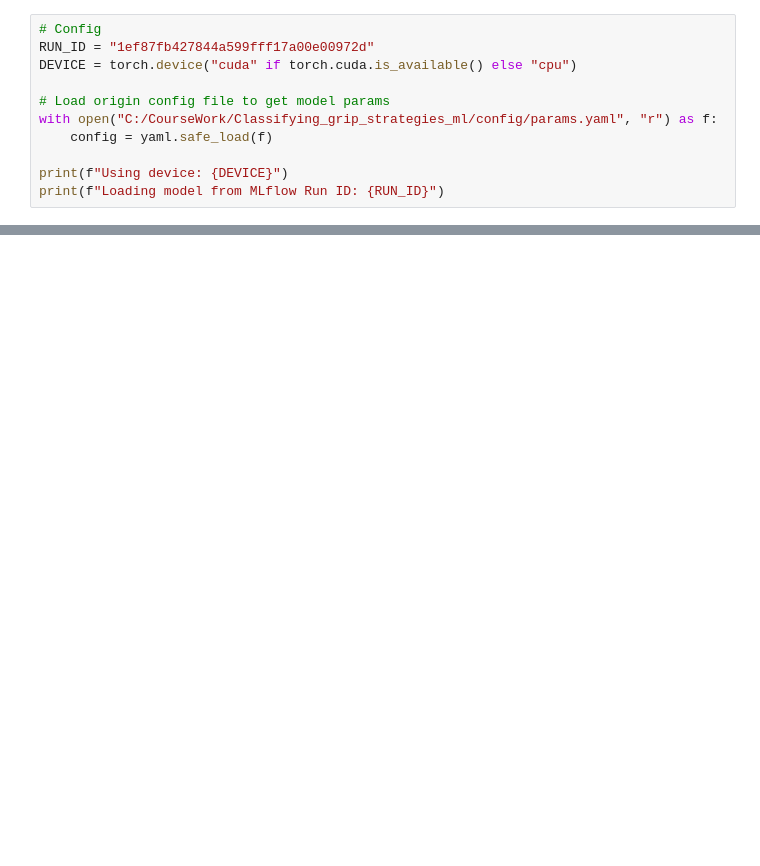
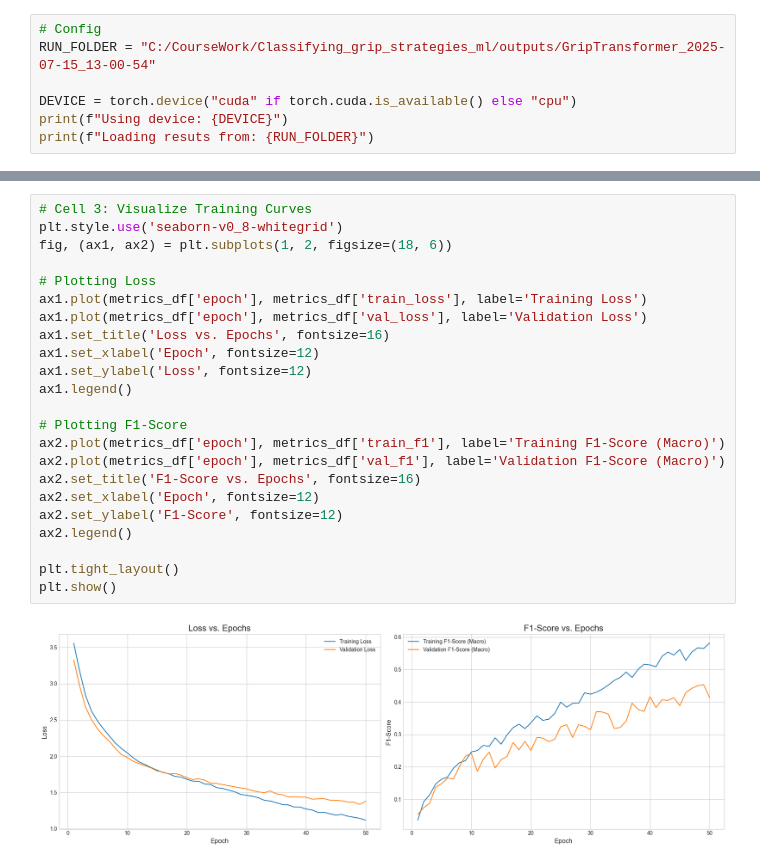
Before and after one commit to BhargavKumarNath/Classifying-Grip-Strategies-Using-Machine-Learning-, a Jupyter notebook: notebooks/06_results_and_attention_visualisation.ipynb, the cells around one changed output, grey strips where cells are left out. Drawn from its saved outputs; the diff is of its cells as text; blank space fills up the shorter version.

```diff
--- a/notebooks/06_results_and_attention_visualisation.ipynb
+++ b/notebooks/06_results_and_attention_visualisation.ipynb
@@ -16,14 +13,10 @@ from src.data_loader import GripSequenceDataset
 from src.model import GripTransformerClassifier
 # %%
 # Config
-RUN_ID = "1ef87fb427844a599fff17a00e00972d"
+RUN_FOLDER = "C:/CourseWork/Classifying_grip_strategies_ml/outputs/GripTransformer_2025-07-15_13-00-54"
+
 DEVICE = torch.device("cuda" if torch.cuda.is_available() else "cpu")
-
-# Load origin config file to get model params
-with open("C:/CourseWork/Classifying_grip_strategies_ml/config/params.yaml", "r") as f:
-    config = yaml.safe_load(f)
-
 print(f"Using device: {DEVICE}")
-print(f"Loading model from MLflow Run ID: {RUN_ID}")
+print(f"Loading resuts from: {RUN_FOLDER}")
 # %% [output]
 Using device: cuda
@@ -53 +74,26 @@ Test Data Loaded
+# %%
+# Cell 3: Visualize Training Curves
+plt.style.use('seaborn-v0_8-whitegrid')
+fig, (ax1, ax2) = plt.subplots(1, 2, figsize=(18, 6))
+
+# Plotting Loss
+ax1.plot(metrics_df['epoch'], metrics_df['train_loss'], label='Training Loss')
+ax1.plot(metrics_df['epoch'], metrics_df['val_loss'], label='Validation Loss')
+ax1.set_title('Loss vs. Epochs', fontsize=16)
+ax1.set_xlabel('Epoch', fontsize=12)
+ax1.set_ylabel('Loss', fontsize=12)
+ax1.legend()
+
+# Plotting F1-Score
+ax2.plot(metrics_df['epoch'], metrics_df['train_f1'], label='Training F1-Score (Macro)')
+ax2.plot(metrics_df['epoch'], metrics_df['val_f1'], label='Validation F1-Score (Macro)')
+ax2.set_title('F1-Score vs. Epochs', fontsize=16)
+ax2.set_xlabel('Epoch', fontsize=12)
+ax2.set_ylabel('F1-Score', fontsize=12)
+ax2.legend()
+
+plt.tight_layout()
+plt.show()
+# %% [output]
+[figure, added]
 # %%
```
Also changed, not shown: parts of 8 cells of this notebook, 6 other files.
